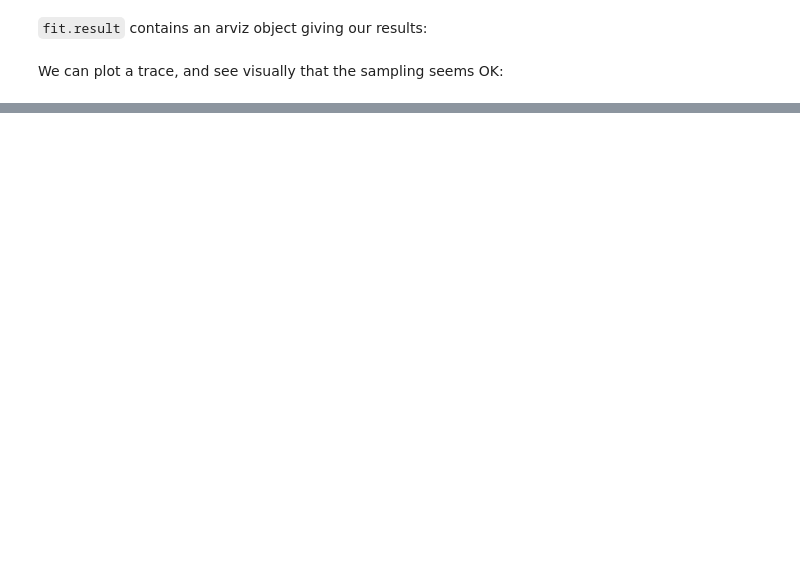
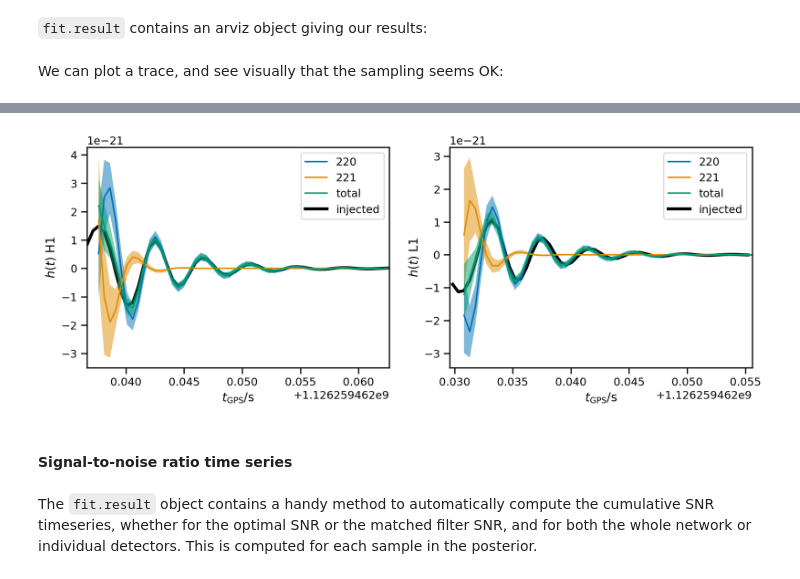
Before and after one commit to maxisi/ringdown, a Jupyter notebook: docs/examples/imr_injection.ipynb, the cells around one changed output, grey strips where cells are left out. Drawn from its saved outputs; the diff is of its cells as text; code cells hidden in the pictures; blank space fills up the shorter version.

```diff
--- a/docs/examples/imr_injection.ipynb
+++ b/docs/examples/imr_injection.ipynb
@@ -261,0 +298,32 @@ pg.axes[1,0].axhline(0.69)
+# %%
+fig, axs = plt.subplots(1, len(fit.ifos), figsize=(12, 4))
+axs = np.atleast_1d(axs)
+for mode in fit.result.modes:
+    hdet_mode_cls = [fit.result.get_strain_quantile(q, mode=mode) for q in [0.5, 0.05, 0.95]]
+    for i, ax in zip(fit.ifos, axs):
+        m, l, h = [hcl[i] for hcl in hdet_mode_cls]
+        ax.plot(m, label=mode.get_label())
+        ax.fill_between(m.index, l, h, alpha=0.5)
+
+hdet_cls = [fit.result.get_strain_quantile(q) for q in [0.5, 0.05, 0.95]]
+for i, ax in zip(fit.ifos, axs):
+    m, l, h = [hcl[i] for hcl in hdet_cls]
+
+    t_start = fit.start_times[i] - 0.001
+    t_end = fit.start_times[i] + 0.025
+
+    ax.plot(m, label='total')
+    ax.fill_between(m.index, l, h, alpha=0.5)
+
+    ax.plot(fit.injections[i].loc[t_start:t_end], c='k', lw=3, label='injected', zorder=-100)
+
+    ax.set_xlim(t_start, t_end)
+    ax.set_xlabel(r'$t_\mathrm{GPS} / \mathrm{s}$')
+    ax.set_ylabel(f'$h(t)$ {i}');
+    ax.legend();
+# %% [output]
+[figure, added]
+# %% [markdown]
+#### Signal-to-noise ratio time series
+# %% [markdown]
+The `fit.result` object contains a handy method to automatically compute the cumulative SNR timeseries, whether for the optimal SNR or the matched filter SNR, and for both the whole network or individual detectors. This is computed for each sample in the posterior.
```
Also changed, not shown: parts of 29 cells of this notebook.
